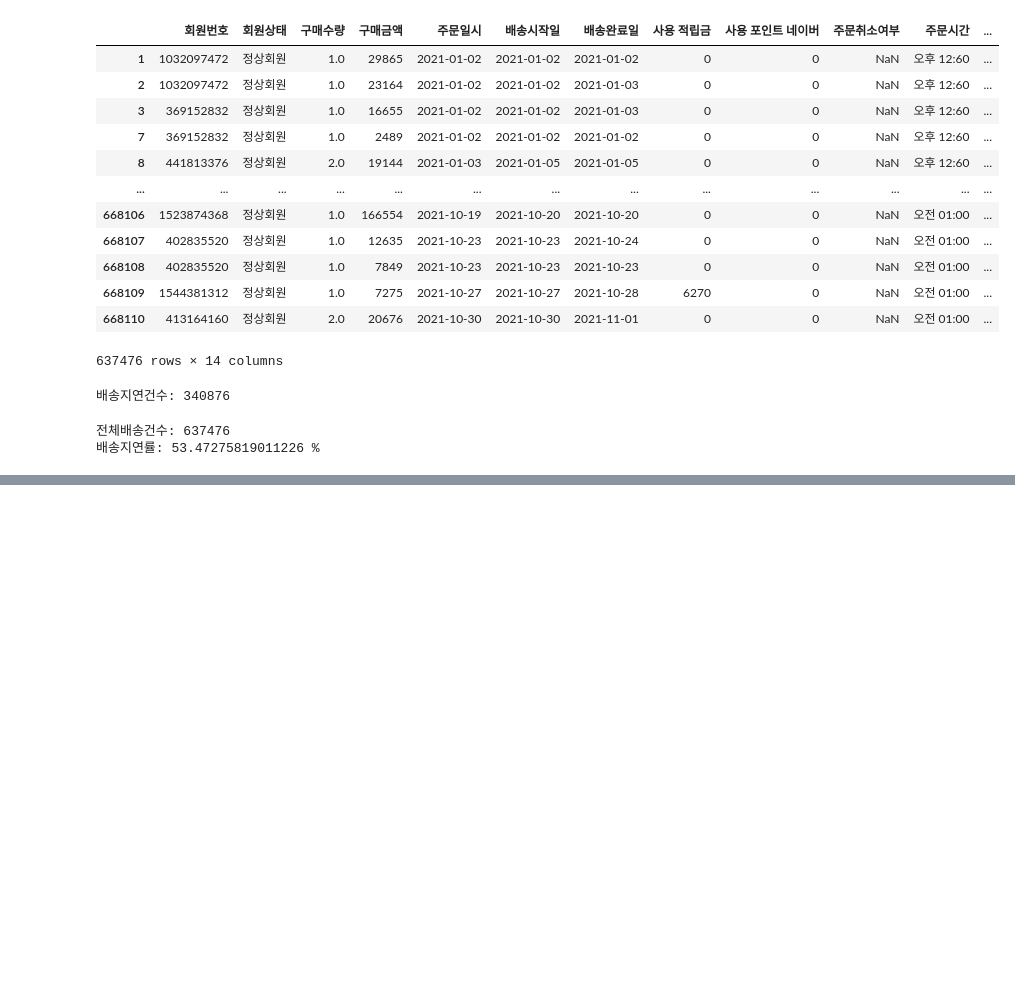
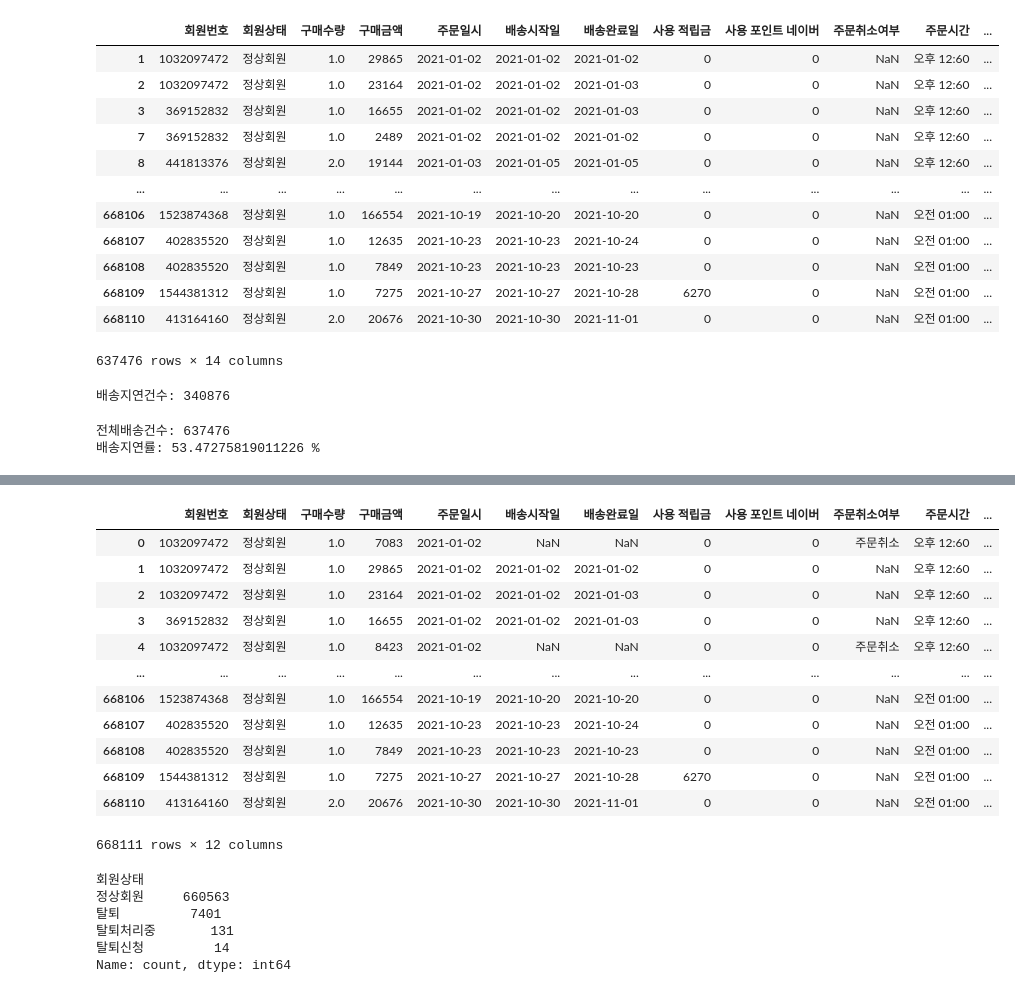
Before and after one commit to dldbwns23/DSA17_project, a Jupyter notebook: eda_example.ipynb, the cells around one changed output, grey strips where cells are left out. Drawn from its saved outputs; the diff is of its cells as text; code cells hidden in the pictures; blank space fills up the shorter version.

```diff
--- a/eda_example.ipynb
+++ b/eda_example.ipynb
@@ -156,0 +186,25 @@ print ('배송지연률:',dealy_order_rate,'%')
+# %%
+df_sales
+# %% [output]
+|  | 회원번호 | 회원상태 | 구매수량 | 구매금액 | 주문일시 | 배송시작일 | 배송완료일 | 사용 적립금 | 사용 포인트 네이버 | 주문취소여부 | 주문시간 | ... |
+| 0 | 1032097472 | 정상회원 | 1.0 | 7083 | 2021-01-02 | NaN | NaN | 0 | 0 | 주문취소 | 오후 12:60 | ... |
+| 1 | 1032097472 | 정상회원 | 1.0 | 29865 | 2021-01-02 | 2021-01-02 | 2021-01-02 | 0 | 0 | NaN | 오후 12:60 | ... |
+| 2 | 1032097472 | 정상회원 | 1.0 | 23164 | 2021-01-02 | 2021-01-02 | 2021-01-03 | 0 | 0 | NaN | 오후 12:60 | ... |
+| 3 | 369152832 | 정상회원 | 1.0 | 16655 | 2021-01-02 | 2021-01-02 | 2021-01-03 | 0 | 0 | NaN | 오후 12:60 | ... |
+| 4 | 1032097472 | 정상회원 | 1.0 | 8423 | 2021-01-02 | NaN | NaN | 0 | 0 | 주문취소 | 오후 12:60 | ... |
+| ... | ... | ... | ... | ... | ... | ... | ... | ... | ... | ... | ... | ... |
+| 668106 | 1523874368 | 정상회원 | 1.0 | 166554 | 2021-10-19 | 2021-10-20 | 2021-10-20 | 0 | 0 | NaN | 오전 01:00 | ... |
+| 668107 | 402835520 | 정상회원 | 1.0 | 12635 | 2021-10-23 | 2021-10-23 | 2021-10-24 | 0 | 0 | NaN | 오전 01:00 | ... |
+| 668108 | 402835520 | 정상회원 | 1.0 | 7849 | 2021-10-23 | 2021-10-23 | 2021-10-23 | 0 | 0 | NaN | 오전 01:00 | ... |
+| 668109 | 1544381312 | 정상회원 | 1.0 | 7275 | 2021-10-27 | 2021-10-27 | 2021-10-28 | 6270 | 0 | NaN | 오전 01:00 | ... |
+| 668110 | 413164160 | 정상회원 | 2.0 | 20676 | 2021-10-30 | 2021-10-30 | 2021-11-01 | 0 | 0 | NaN | 오전 01:00 | ... |
+668111 rows × 12 columns
+# %%
+df_sales['회원상태'].value_counts()
+# %% [output]
+회원상태
+정상회원     660563
+탈퇴         7401
+탈퇴처리중       131
+탈퇴신청         14
+Name: count, dtype: int64
```
Also changed, not shown: parts of 7 cells of this notebook.
